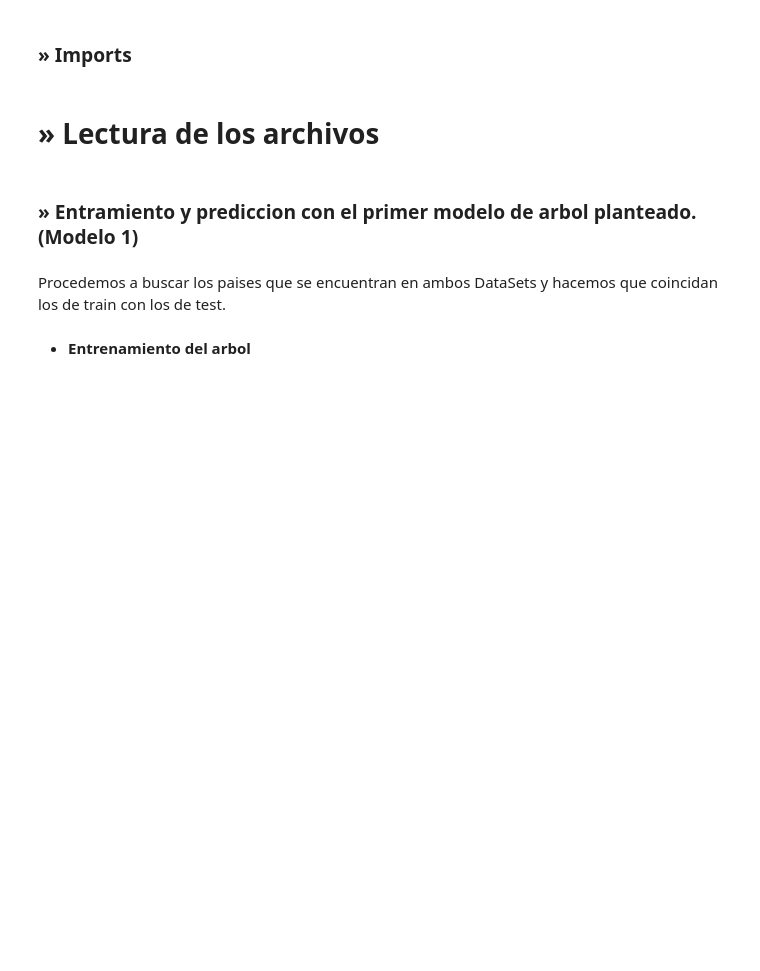
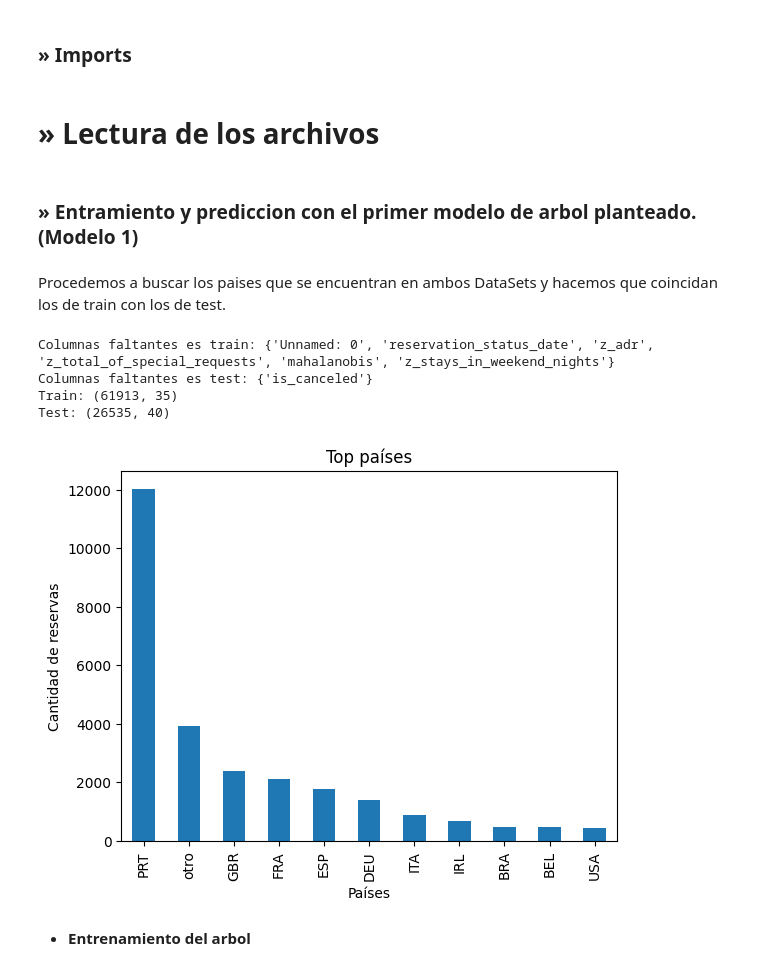
Before and after one commit to lautitorraca/7506R-2C2023-GRUPO24, a Jupyter notebook: TP1/7506R_TP1_GRUPO24_CHP3_ENTREGA.ipynb, the cells around one changed output. Drawn from its saved outputs; the diff is of its cells as text; code cells hidden in the pictures; blank space fills up the shorter version.

```diff
--- a/TP1/7506R_TP1_GRUPO24_CHP3_ENTREGA.ipynb
+++ b/TP1/7506R_TP1_GRUPO24_CHP3_ENTREGA.ipynb
@@ -42,7 +42,7 @@ warnings.simplefilter(action='ignore', category=UserWarning)
 # %% [markdown]
 # » Lectura de los archivos
 # %%
-url_train = 'https://raw.githubusercontent.com/lautitorraca/7506R-2C2023-GRUPO24/main/TP1/DataSets/df_train_limpio_dum.csv'
+url_train = 'https://raw.githubusercontent.com/lautitorraca/7506R-2C2023-GRUPO24/main/TP1/DataSets/hotels_train.csv'
 url_test = 'https://raw.githubusercontent.com/lautitorraca/7506R-2C2023-GRUPO24/main/TP1/DataSets/df_base_limpio.csv'
 
 ds_train_base = pd.read_csv(url_train)
@@ -63,0 +60,44 @@ df_trabajo_test = df_test.copy()
+# %%
+df_train['room_type_match'] = df_train['assigned_room_type'] == df_train['reserved_room_type']
+df_test['room_type_match'] = df_test['assigned_room_type'] == df_test['reserved_room_type']
+df_test
+df_train['days_in_waiting_list'] = df_train['days_in_waiting_list'] >= 0
+
+df_train['cancel_to_noncancel_ratio'] = df_train['previous_cancellations'] / (1 + df_train['previous_bookings_not_canceled'])
+df_test['cancel_to_noncancel_ratio'] = df_test['previous_cancellations'] / (1 + df_test['previous_bookings_not_canceled'])
+
+df_train['lead_time_category'] = pd.cut(df_train['lead_time'], bins=[0, 10, 50, 100, 500, 10000], labels=['Very Short', 'Short', 'Medium', 'Long', 'Very Long'], right=False)
+df_test['lead_time_category'] = pd.cut(df_test['lead_time'], bins=[0, 10, 50, 100, 500, 10000], labels=['Very Short', 'Short', 'Medium', 'Long', 'Very Long'], right=False)
+
+df_train['days_in_waiting_list_category'] = pd.cut(df_train['days_in_waiting_list'], bins=[0, 10, 50, 100, 500, 10000], labels=['Very Short', 'Short', 'Medium', 'Long', 'Very Long'], right=False)
+df_test['days_in_waiting_list_category'] = pd.cut(df_test['days_in_waiting_list'], bins=[0, 10, 50, 100, 500, 10000], labels=['Very Short', 'Short', 'Medium', 'Long', 'Very Long'], right=False)
+# %%
+columnas_faltantes_en_train = set(df_test.columns) - set(df_train.columns)
+columnas_faltantes_en_test = set(df_train.columns)- set(df_test.columns)
+print('Columnas faltantes es train:', columnas_faltantes_en_train)
+print('Columnas faltantes es test:', columnas_faltantes_en_test)
+
+print('Train:', df_train.shape)
+print('Test:', df_test.shape)
+# %% [output]
+Columnas faltantes es train: {'Unnamed: 0', 'reservation_status_date', 'z_adr', 'z_total_of_special_requests', 'mahalanobis', 'z_stays_in_weekend_nights'}
+Columnas faltantes es test: {'is_canceled'}
+Train: (61913, 35)
+Test: (26535, 40)
+# %%
+df_train.dropna(subset=['children'], inplace=True)
+
+df_train.dropna(subset=['agent'], inplace=True)
+# %%
+country_counts_train = df_train['country'].value_counts()
+country_counts_test = df_test['country'].value_counts()
+
+# Selecciona los 10 países más relevantes
+top_10_countries_train = country_counts_train.head(10).index.tolist()
+top_10_countries_test = country_counts_test.head(10).index.tolist()
+
+# Reemplaza los países que no están en los 10 más relevantes con "otro"
+df_train['country'] = df_train['country'].apply(lambda x: x if x in top_10_countries_train else 'otro')
+df_test['country'] = df_test['country'].apply(lambda x: x if x in top_10_countries_test else 'otro')
+# %% [output]
+[figure, added]
```
Also changed, not shown: parts of 16 cells of this notebook.
